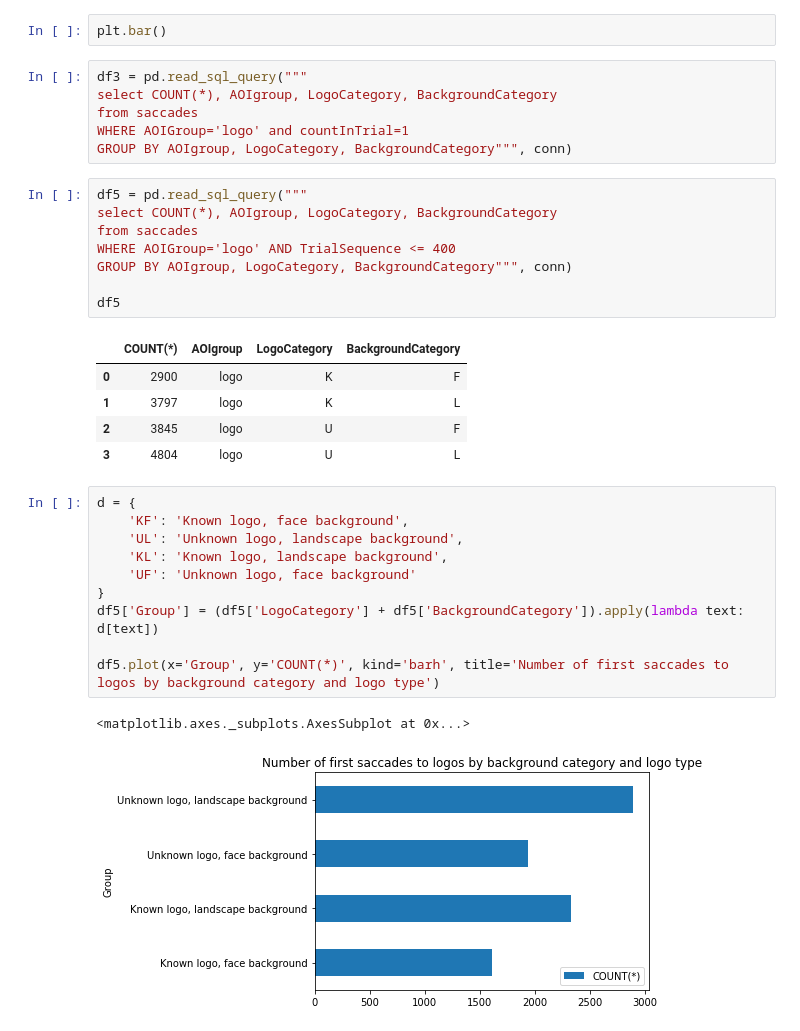
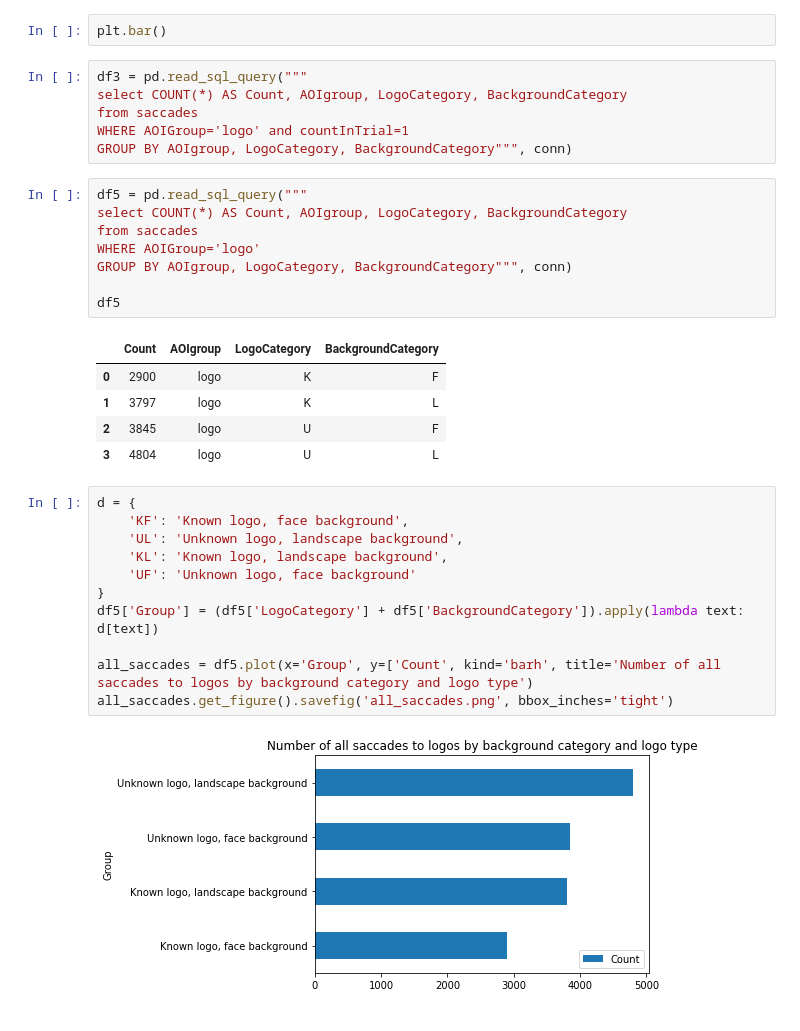
Before and after one commit to alastaa/LSTProject, a Jupyter notebook: Fiksaatioanalyysihommii.ipynb, the cells around one changed output. Saved outputs shown, nothing was run; the diff lists cells and outputs as text.

```diff
--- a/Fiksaatioanalyysihommii.ipynb
+++ b/Fiksaatioanalyysihommii.ipynb
@@ -224,20 +300,20 @@ plt.show()
 plt.bar()
 # %%
 df3 = pd.read_sql_query("""
-select COUNT(*), AOIgroup, LogoCategory, BackgroundCategory
+select COUNT(*) AS Count, AOIgroup, LogoCategory, BackgroundCategory
 from saccades
 WHERE AOIGroup='logo' and countInTrial=1
 GROUP BY AOIgroup, LogoCategory, BackgroundCategory""", conn)
 # %%
 df5 = pd.read_sql_query("""
-select COUNT(*), AOIgroup, LogoCategory, BackgroundCategory
+select COUNT(*) AS Count, AOIgroup, LogoCategory, BackgroundCategory
 from saccades
-WHERE AOIGroup='logo' AND TrialSequence <= 400
+WHERE AOIGroup='logo'
 GROUP BY AOIgroup, LogoCategory, BackgroundCategory""", conn)
 
 df5
 # %% [output]
-|  | COUNT(*) | AOIgroup | LogoCategory | BackgroundCategory |
+|  | Count | AOIgroup | LogoCategory | BackgroundCategory |
 | 0 | 2900 | logo | K | F |
 | 1 | 3797 | logo | K | L |
 | 2 | 3845 | logo | U | F |
@@ -245,13 +321,13 @@ df5
 # %%
 d = {
     'KF': 'Known logo, face background',
     'UL': 'Unknown logo, landscape background',
     'KL': 'Known logo, landscape background',
     'UF': 'Unknown logo, face background'
 }
 df5['Group'] = (df5['LogoCategory'] + df5['BackgroundCategory']).apply(lambda text: d[text])
 
-df5.plot(x='Group', y='COUNT(*)', kind='barh', title='Number of first saccades to logos by background category and logo type')
+all_saccades = df5.plot(x='Group', y=['Count', kind='barh', title='Number of all saccades to logos by background category and logo type')
+all_saccades.get_figure().savefig('all_saccades.png', bbox_inches='tight')
 # %% [output]
-<matplotlib.axes._subplots.AxesSubplot at 0x...>
-[figure, old version]
+[figure, new version]
```
Also changed, not shown: parts of 14 cells of this notebook.
